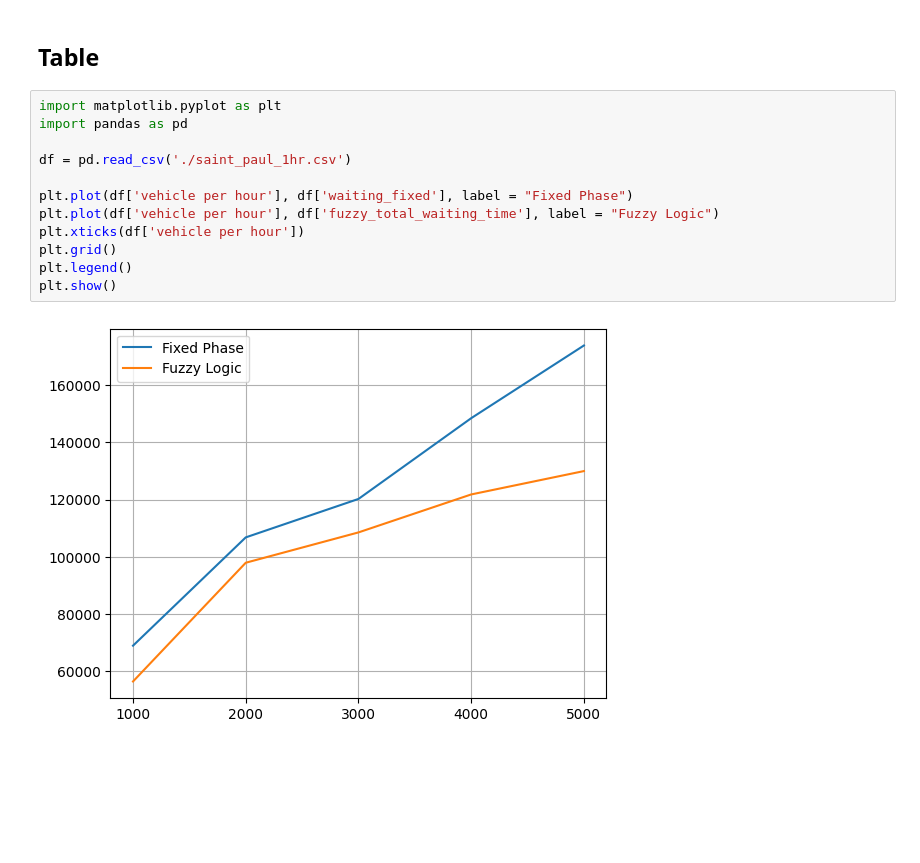
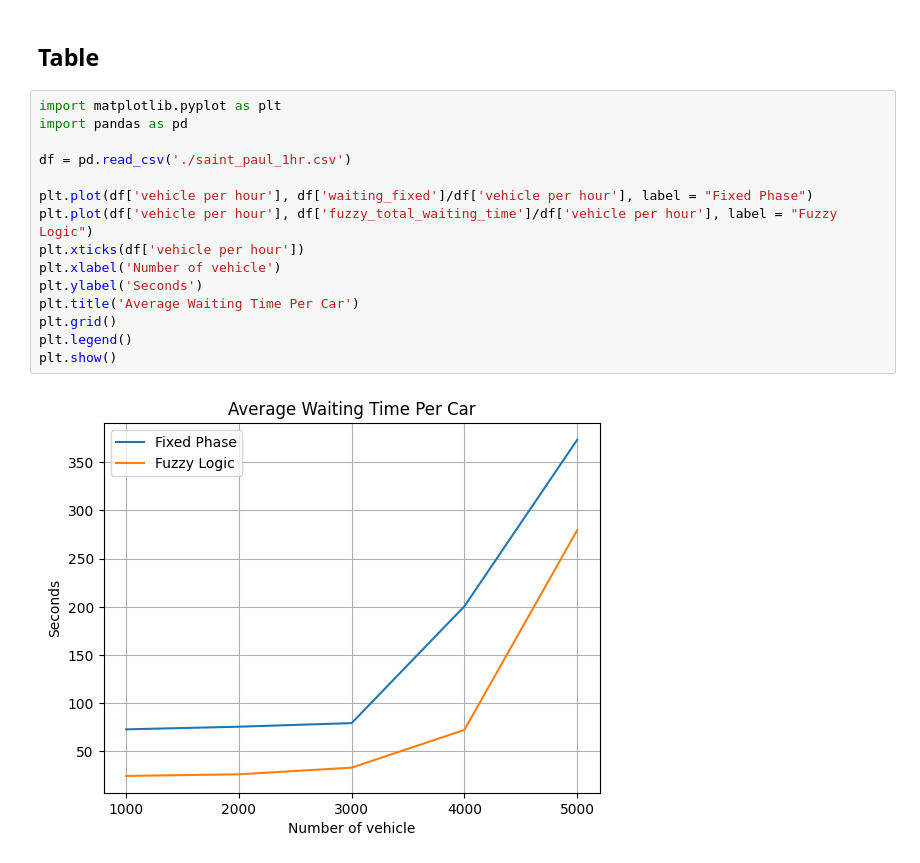
Before and after one commit to giftnichakul/deeprl-traffic-control, a Jupyter notebook: main.ipynb, the cells around one changed output. Saved outputs shown, nothing was run; the diff lists cells and outputs as text; blank space fills up the shorter version.

Commit message:
add fuzzy logic and result

```diff
--- a/main.ipynb
+++ b/main.ipynb
@@ -124,14 +117,17 @@ traci.close()
 # %%
 import matplotlib.pyplot as plt
 import pandas as pd
 
 df = pd.read_csv('./saint_paul_1hr.csv')
 
-plt.plot(df['vehicle per hour'], df['waiting_fixed'], label = "Fixed Phase")
-plt.plot(df['vehicle per hour'], df['fuzzy_total_waiting_time'], label = "Fuzzy Logic")
+plt.plot(df['vehicle per hour'], df['waiting_fixed']/df['vehicle per hour'], label = "Fixed Phase")
+plt.plot(df['vehicle per hour'], df['fuzzy_total_waiting_time']/df['vehicle per hour'], label = "Fuzzy Logic")
 plt.xticks(df['vehicle per hour'])
+plt.xlabel('Number of vehicle')
+plt.ylabel('Seconds')
+plt.title('Average Waiting Time Per Car')
 plt.grid()
 plt.legend()
 plt.show()
 # %% [output]
-[figure, old version]
+[figure, new version]
```
Also changed, not shown: parts of 7 cells of this notebook, 6 other files.
